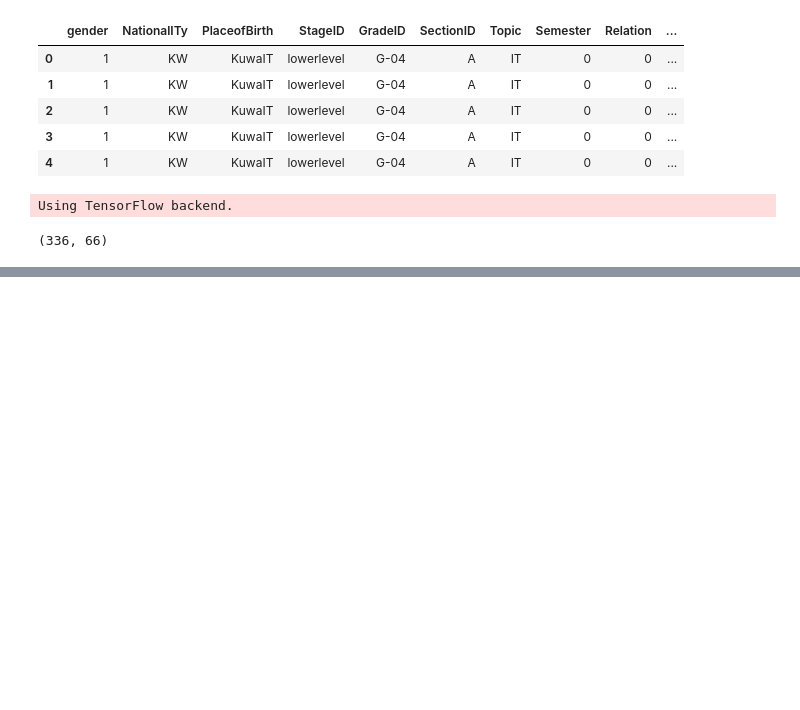
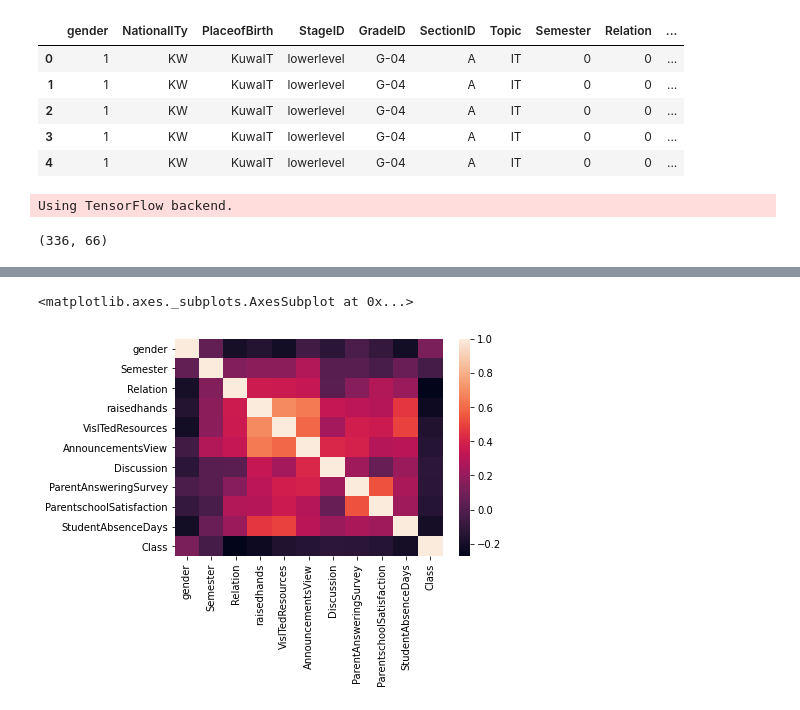
Before and after one commit to dongchanlim/CS450, a Jupyter notebook: Prove_Week_5_Assignment.ipynb, the cells around one changed output, grey strips where cells are left out. Drawn from its saved outputs; the diff is of its cells as text; code cells hidden in the pictures; blank space fills up the shorter version.

```diff
--- a/Prove_Week_5_Assignment.ipynb
+++ b/Prove_Week_5_Assignment.ipynb
@@ -187,0 +188,9 @@ plt.show()
+# %%
+import seaborn as sns
+
+edu_correlations = edu.corr()
+#variable_correlations
+sns.heatmap(edu_correlations)
+# %% [output]
+<matplotlib.axes._subplots.AxesSubplot at 0x...>
+[figure, added]
```
Also changed, not shown: parts of 2 cells of this notebook.
